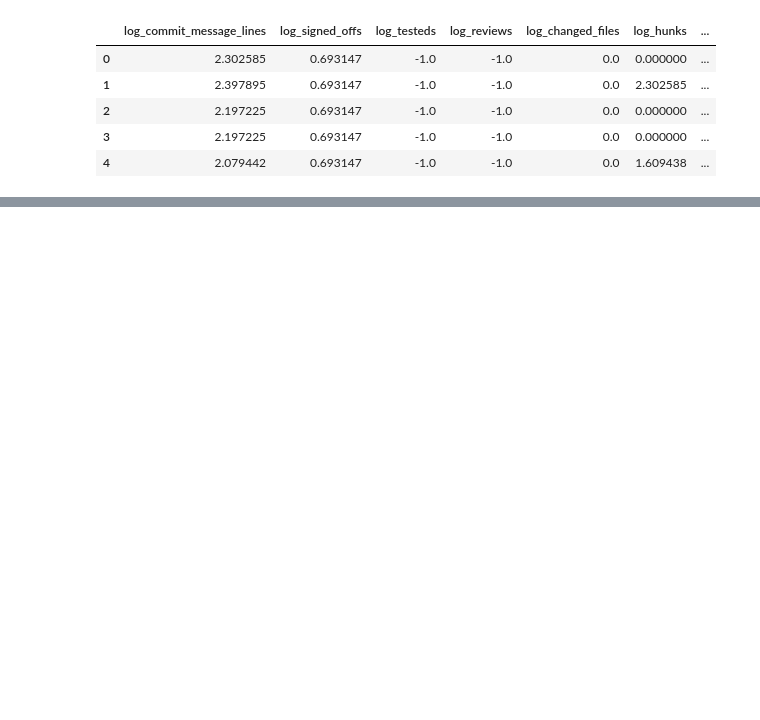
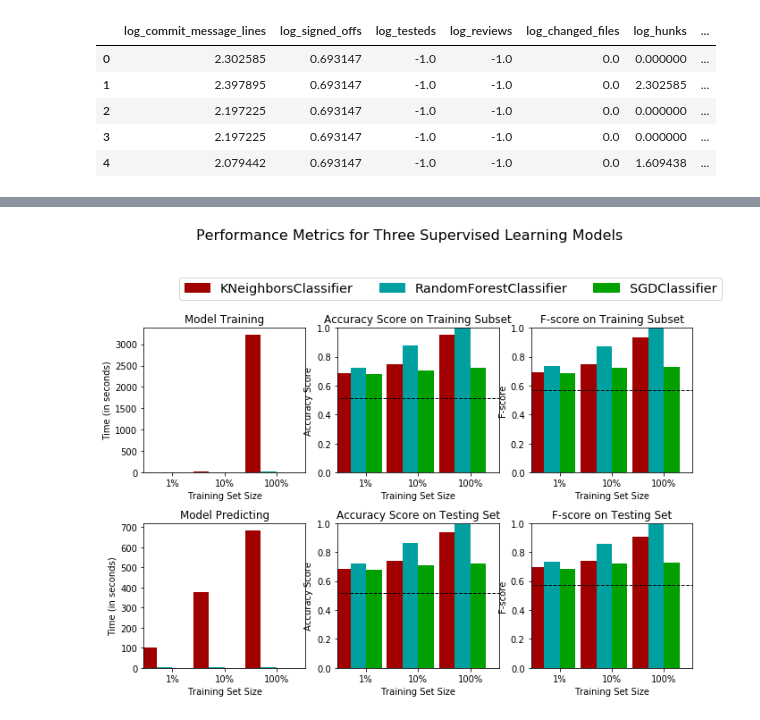
Before and after one commit to xypron/gitlog_analysis, a Jupyter notebook: gitlog_analysis.ipynb, the cells around one changed output, grey strips where cells are left out. Saved outputs shown, nothing was run; the diff lists cells and outputs as text; code cells hidden in the pictures; blank space fills up the shorter version.

```diff
--- a/gitlog_analysis.ipynb
+++ b/gitlog_analysis.ipynb
@@ -605,0 +773,5 @@ y_pred[y_pred['score']>=.036219].shape[0] / commits.shape[0]
+# %%
+
+evaluate(results, accuracy, fscore)
+# %% [output]
+[figure, added]
```
Also changed, not shown: parts of 28 cells of this notebook, 1 other file.
